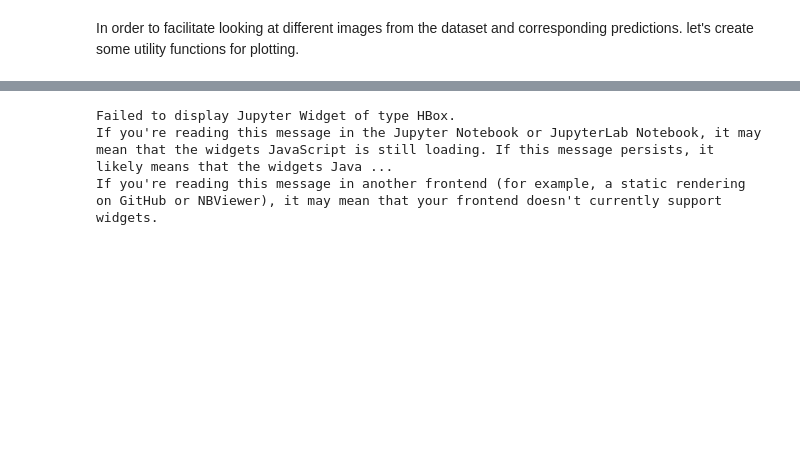
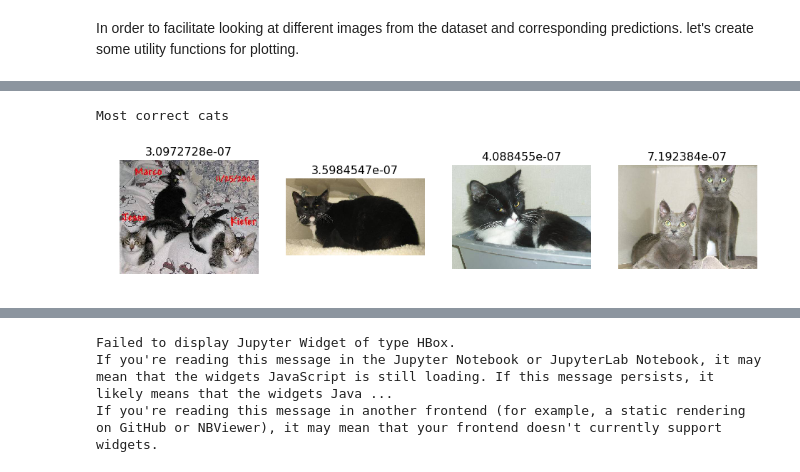
Before and after one commit to kamran-haider/fastai-dl1-course, a Jupyter notebook: notebooks/lesson_1/practice_lesson_1.ipynb, the cells around one changed output, grey strips where cells are left out. Cells and saved outputs as stored; diff of their text form; code cells hidden in the pictures; blank space fills up the shorter version.

```diff
--- a/notebooks/lesson_1/practice_lesson_1.ipynb
+++ b/notebooks/lesson_1/practice_lesson_1.ipynb
@@ -263,0 +295,5 @@ Incorrect
+# %%
+plot_val_with_title(most_correct_cats, "Most correct cats")
+# %% [output]
+Most correct cats
+[figure, added]
```
Also changed, not shown: parts of 43 cells of this notebook.
